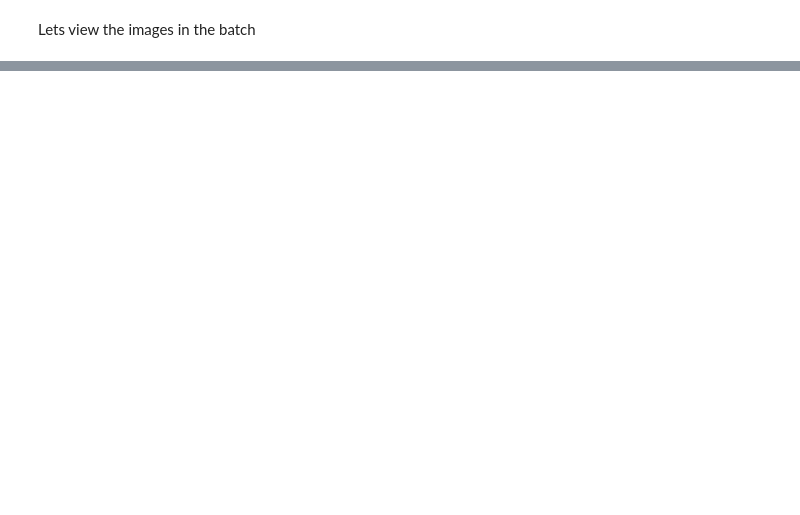
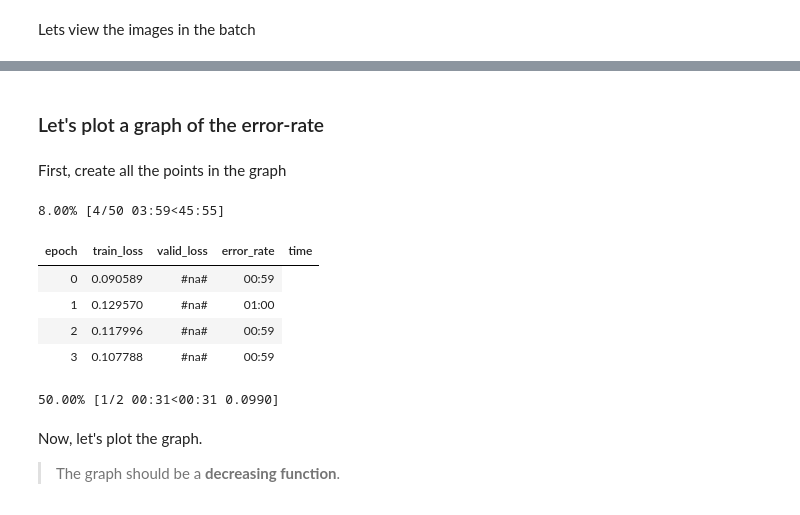
Before and after one commit to taljacob2/images_deep_learining, a Jupyter notebook: TalYacobPython.ipynb, the cells around one changed output, grey strips where cells are left out. Saved outputs shown, nothing was run; the diff lists cells and outputs as text; code cells hidden in the pictures; blank space fills up the shorter version.

```diff
--- a/TalYacobPython.ipynb
+++ b/TalYacobPython.ipynb
@@ -221,0 +270,17 @@ data.show_batch(rows=3, figsize=(7,8))
+# %% [markdown]
+### Let's plot a graph of the error-rate
+# %% [markdown]
+First, create all the points in the graph
+# %%
+cnn_learner.lr_find()
+# %% [output]
+8.00% [4/50 03:59<45:55]
+| epoch | train_loss | valid_loss | error_rate | time |
+| 0 | 0.090589 | #na# | 00:59 |
+| 1 | 0.129570 | #na# | 01:00 |
+| 2 | 0.117996 | #na# | 00:59 |
+| 3 | 0.107788 | #na# | 00:59 |
+50.00% [1/2 00:31<00:31 0.0990]
+# %% [markdown]
+Now, let's plot the graph.
+> The graph should be a **decreasing function**.
```
Also changed, not shown: parts of 19 cells of this notebook.
